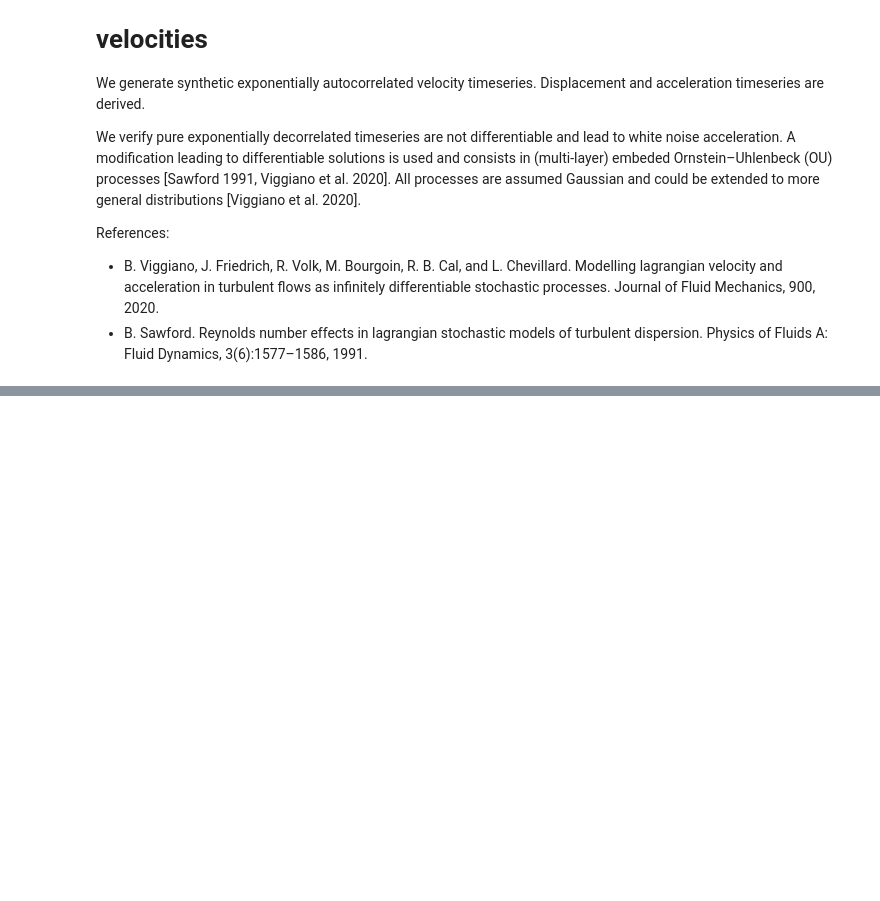
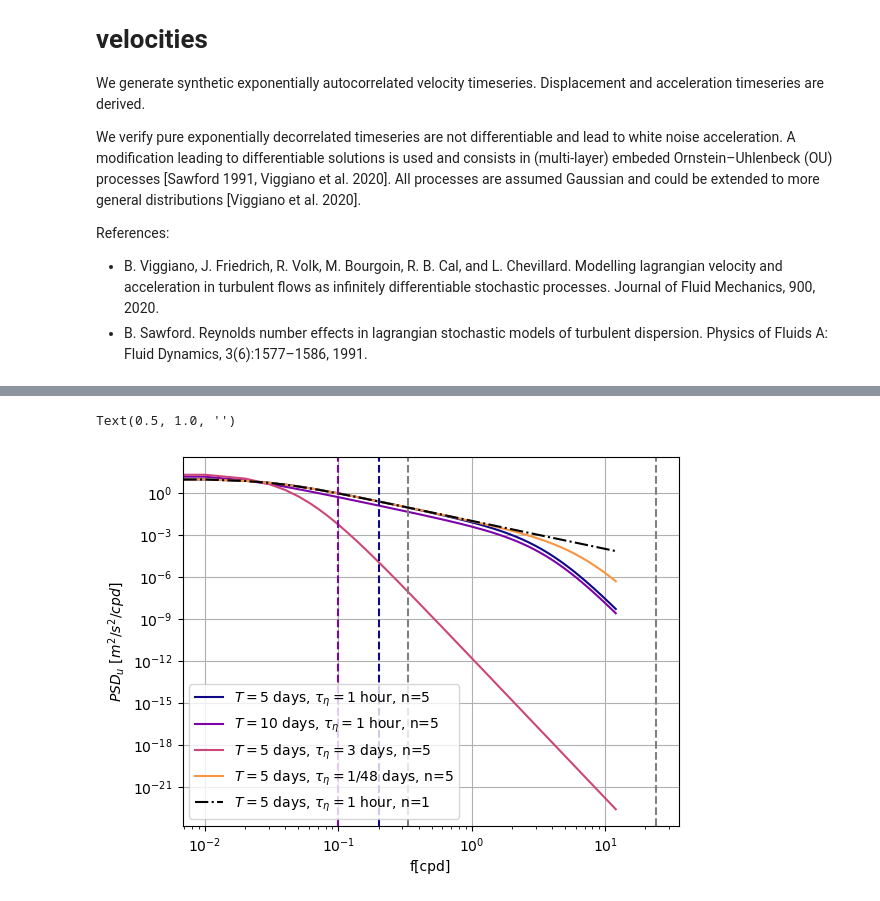
Before and after one commit to margot-demol/PhD, a Jupyter notebook: GDP/synthetics_trajectories/notebooks/diag_synthetic_trajectories_ou.ipynb, the cells around one changed output, grey strips where cells are left out. Saved outputs shown, nothing was run; the diff lists cells and outputs as text; code cells hidden in the pictures; blank space fills up the shorter version.

```diff
--- a/GDP/synthetics_trajectories/notebooks/diag_synthetic_trajectories_ou.ipynb
+++ b/GDP/synthetics_trajectories/notebooks/diag_synthetic_trajectories_ou.ipynb
@@ -550,0 +41,6 @@ NameError: name 'cluster' is not defined
+# %%
+# decorrelation timescales
+T = [5,10,20,40]
+t = (1000, 1 / 24) # timeline: 1000 days with hourly sampling
+N = 10 # number of random draws
+u_std = 2
@@ -550,0 +114,4 @@ NameError: name 'cluster' is not defined
+# %%
+ds48 = ds_ou #tau_eta=1/48
+# %%
+ds1 = ds_ou #tau_eta=3
@@ -550,0 +193,21 @@ NameError: name 'cluster' is not defined
+# %%
+ds.PSDu.sel(T=5).plot(color = colors[0],label=r'$T=5$ days, $\tau_{\eta}=1$ hour, n=5')
+ds.PSDu.sel(T=10).plot(color = colors[1],label=r'$T=10$ days, $\tau_{\eta}=1$ hour, n=5')
+ds1.PSDu.sel(T=5).plot(color = colors[2],label=r'$T=5$ days, $\tau_{\eta}=3$ days, n=5')
+ds48.PSDu.sel(T=5).plot(color = colors[3],label=r'$T=5$ days, $\tau_{\eta}=1/48$ days, n=5')
+ds.PSDu_exp.sel(T=5).plot(color = 'k', ls='-.', label=r'$T=5$ days, $\tau_{\eta}=1$ hour, n=1')
+
+plt.axvline(1/5, ls='--', color = colors[0])
+plt.axvline(1/10, ls='--', color = colors[1])
+plt.axvline(24, ls='--', color = 'grey')
+plt.axvline(1/3, ls='--', color = 'grey')
+plt.xscale('log')
+plt.yscale('log')
+plt.xlabel('f[cpd]')
+plt.ylabel(r'$PSD_u$ $[m^2/s^2/cpd]$')
+plt.grid()
+plt.legend()
+plt.title('')
+# %% [output]
+Text(0.5, 1.0, '')
+[figure, added]
```
Also changed, not shown: parts of 58 cells of this notebook, 10 other files.
